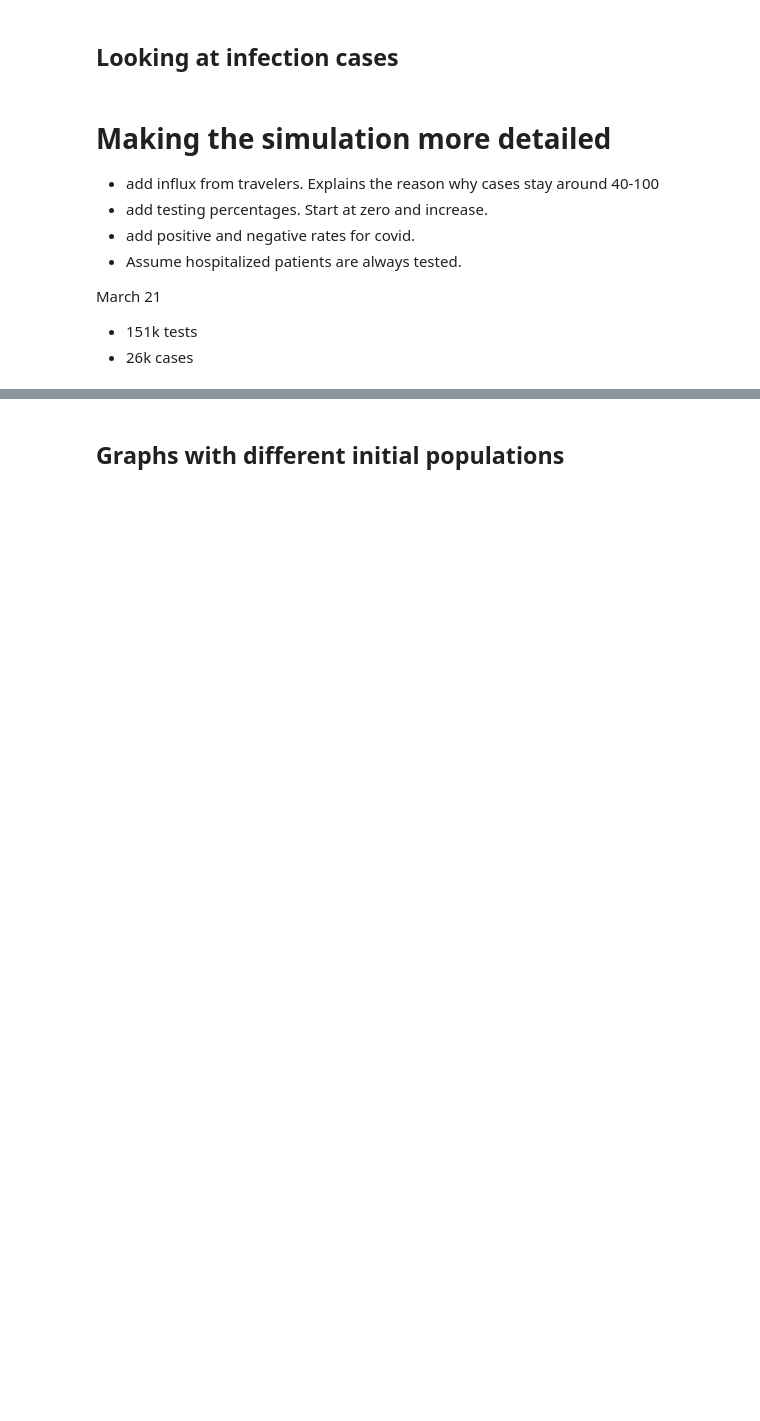
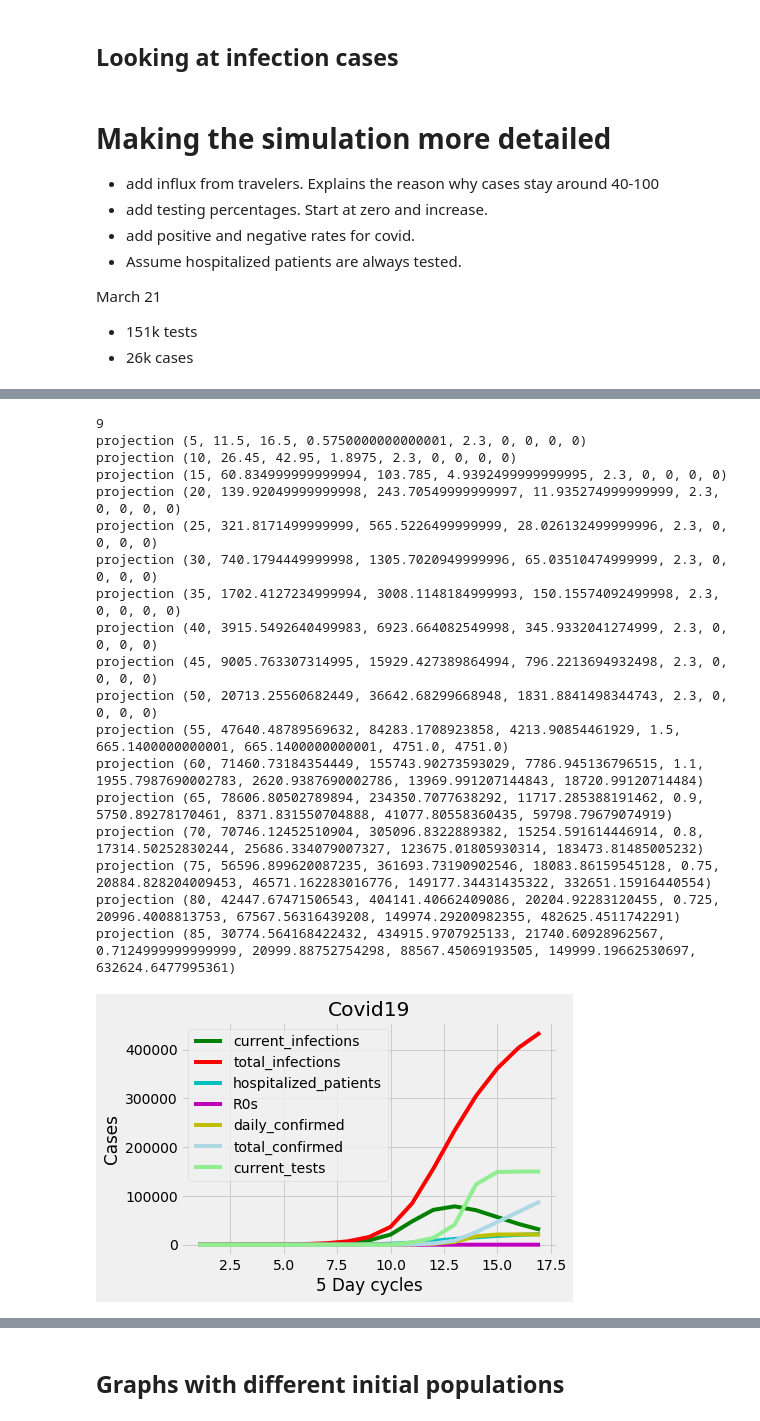
Before and after one commit to C5ipo7i/Jupyter_notebooks, a Jupyter notebook: Covid19.ipynb, the cells around one changed output, grey strips where cells are left out. Cells and saved outputs as stored; diff of their text form; code cells hidden in the pictures; blank space fills up the shorter version.

```diff
--- a/Covid19.ipynb
+++ b/Covid19.ipynb
@@ -451,3 +503,36 @@ Day 125, Current_infections: 3313730272, total_infections: 5862753555, Hospitali
+# %%
+values = plot_projections(advcurve_data)
+# (day,current_infections,total_infections,sum(hospitalized_patients),R0,daily_confirmed,total_confirmed,current_tests,total_tests)
+labels = ['days','current_infections','total_infections','hospitalized_patients','R0s','daily_confirmed','total_confirmed','current_tests','total_tests']
+colors = ['b','g','r','c','m','y','lightblue','lightgreen','gray','teal']
+for i,x in enumerate(values[1:-1],1):
+    epochs = range(1,len(x)+1)
+    plt.plot(epochs,x,colors[i],label=f"{labels[i]}")
+    plt.title('Covid19')
+    plt.xlabel('5 Day cycles')
+    plt.ylabel('Cases')
+    plt.legend()
+plt.show()
+# %% [output]
+9
+projection (5, 11.5, 16.5, 0.5750000000000001, 2.3, 0, 0, 0, 0)
+projection (10, 26.45, 42.95, 1.8975, 2.3, 0, 0, 0, 0)
+projection (15, 60.834999999999994, 103.785, 4.9392499999999995, 2.3, 0, 0, 0, 0)
+projection (20, 139.92049999999998, 243.70549999999997, 11.935274999999999, 2.3, 0, 0, 0, 0)
+projection (25, 321.8171499999999, 565.5226499999999, 28.026132499999996, 2.3, 0, 0, 0, 0)
+projection (30, 740.1794449999998, 1305.7020949999996, 65.03510474999999, 2.3, 0, 0, 0, 0)
+projection (35, 1702.4127234999994, 3008.1148184999993, 150.15574092499998, 2.3, 0, 0, 0, 0)
+projection (40, 3915.5492640499983, 6923.664082549998, 345.9332041274999, 2.3, 0, 0, 0, 0)
+projection (45, 9005.763307314995, 15929.427389864994, 796.2213694932498, 2.3, 0, 0, 0, 0)
+projection (50, 20713.25560682449, 36642.68299668948, 1831.8841498344743, 2.3, 0, 0, 0, 0)
+projection (55, 47640.48789569632, 84283.1708923858, 4213.90854461929, 1.5, 665.1400000000001, 665.1400000000001, 4751.0, 4751.0)
+projection (60, 71460.73184354449, 155743.90273593029, 7786.945136796515, 1.1, 1955.7987690002783, 2620.9387690002786, 13969.991207144843, 18720.99120714484)
+projection (65, 78606.80502789894, 234350.7077638292, 11717.285388191462, 0.9, 5750.89278170461, 8371.831550704888, 41077.80558360435, 59798.79679074919)
+projection (70, 70746.12452510904, 305096.8322889382, 15254.591614446914, 0.8, 17314.50252830244, 25686.334079007327, 123675.01805930314, 183473.81485005232)
+projection (75, 56596.899620087235, 361693.73190902546, 18083.86159545128, 0.75, 20884.828204009453, 46571.162283016776, 149177.34431435322, 332651.15916440554)
+projection (80, 42447.67471506543, 404141.40662409086, 20204.92283120455, 0.725, 20996.4008813753, 67567.56316439208, 149974.29200982355, 482625.4511742291)
+projection (85, 30774.564168422432, 434915.9707925133, 21740.60928962567, 0.7124999999999999, 20999.88752754298, 88567.45069193505, 149999.19662530697, 632624.6477995361)
+[figure, added]
 # %%
 days,current_infections,total_infections,hospitalized_patients,R0s = [],[],[],[],[]
 for point in scurve_data:
```
Also changed, not shown: parts of 17 cells of this notebook.
